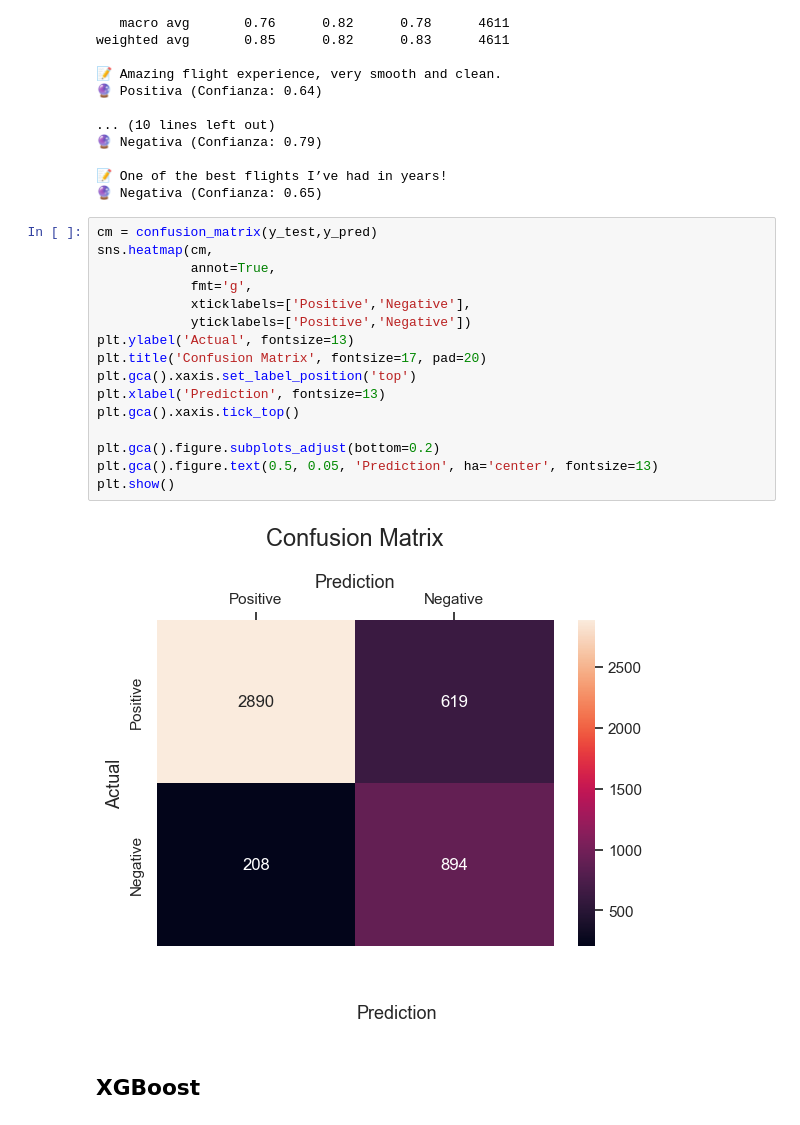
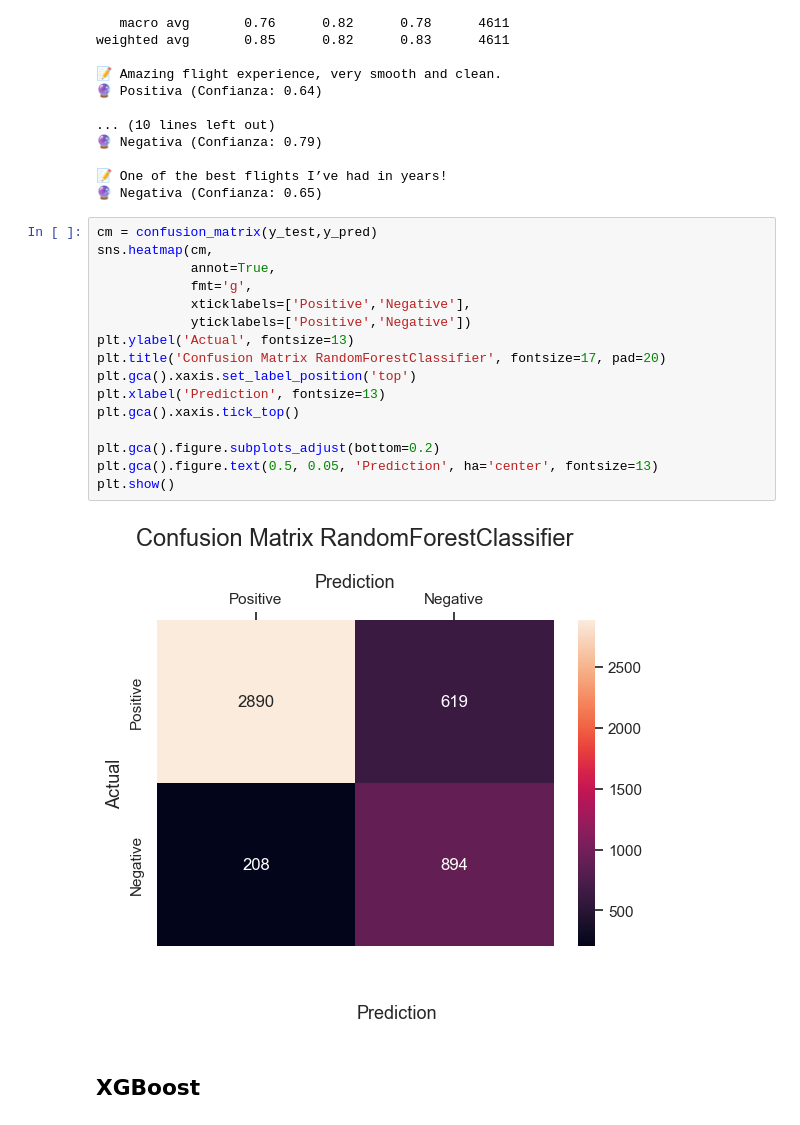
Before and after one commit to Larrentawn/NLP-project, a Jupyter notebook: NLP_Airlines_review.ipynb, the cells around one changed output. Drawn from its saved outputs; the diff is of its cells as text.

```diff
--- a/NLP_Airlines_review.ipynb
+++ b/NLP_Airlines_review.ipynb
@@ -1400,21 +1373,21 @@ weighted avg       0.85      0.82      0.83      4611
 # %%
 cm = confusion_matrix(y_test,y_pred)
 sns.heatmap(cm,
             annot=True,
             fmt='g',
             xticklabels=['Positive','Negative'],
             yticklabels=['Positive','Negative'])
 plt.ylabel('Actual', fontsize=13)
-plt.title('Confusion Matrix', fontsize=17, pad=20)
+plt.title('Confusion Matrix RandomForestClassifier', fontsize=17, pad=20)
 plt.gca().xaxis.set_label_position('top')
 plt.xlabel('Prediction', fontsize=13)
 plt.gca().xaxis.tick_top()
 
 plt.gca().figure.subplots_adjust(bottom=0.2)
 plt.gca().figure.text(0.5, 0.05, 'Prediction', ha='center', fontsize=13)
 plt.show()
 # %% [output]
-[figure, old version]
+[figure, new version]
 # %% [markdown]
 ## XGBoost
 # %%
```
Also changed, not shown: parts of 28 cells of this notebook.
